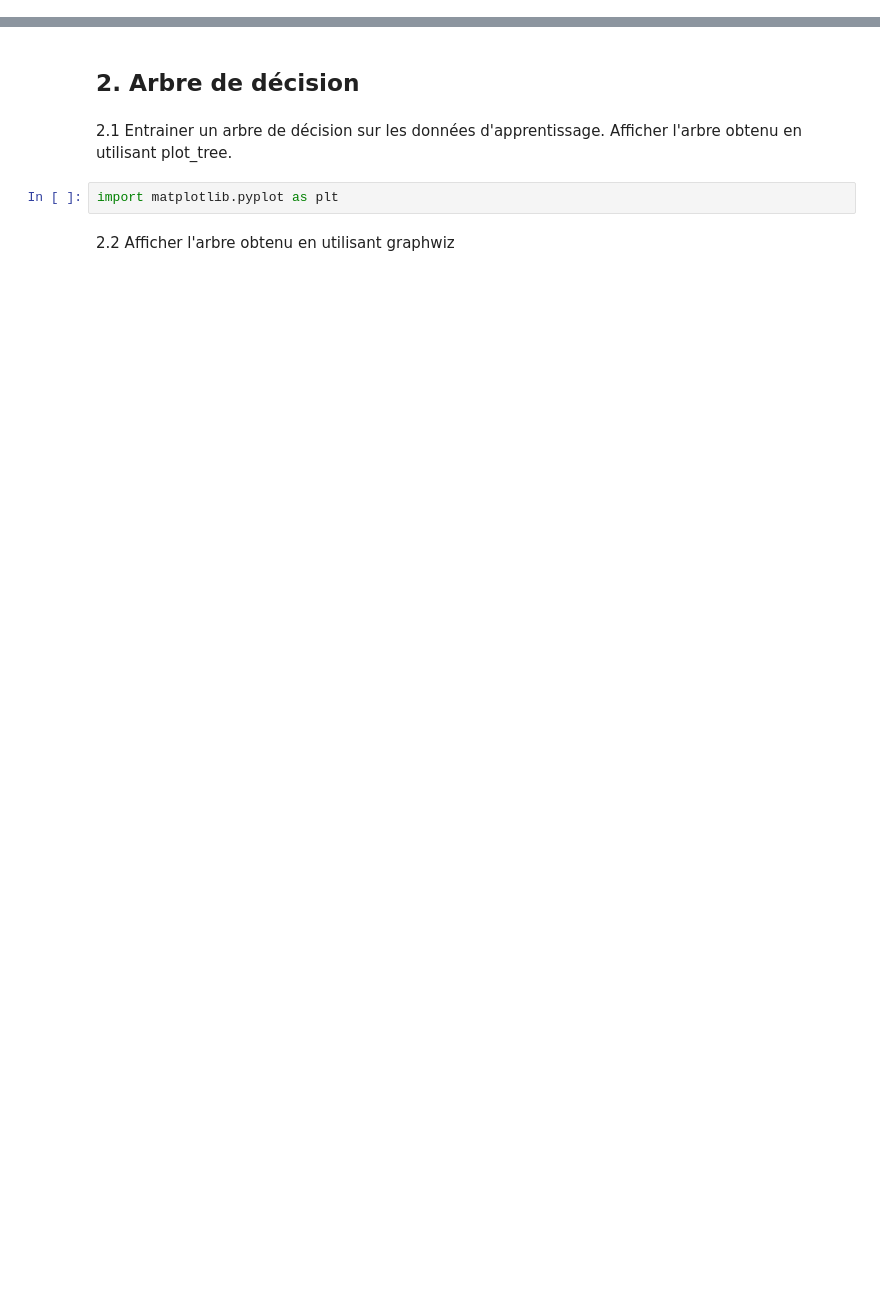
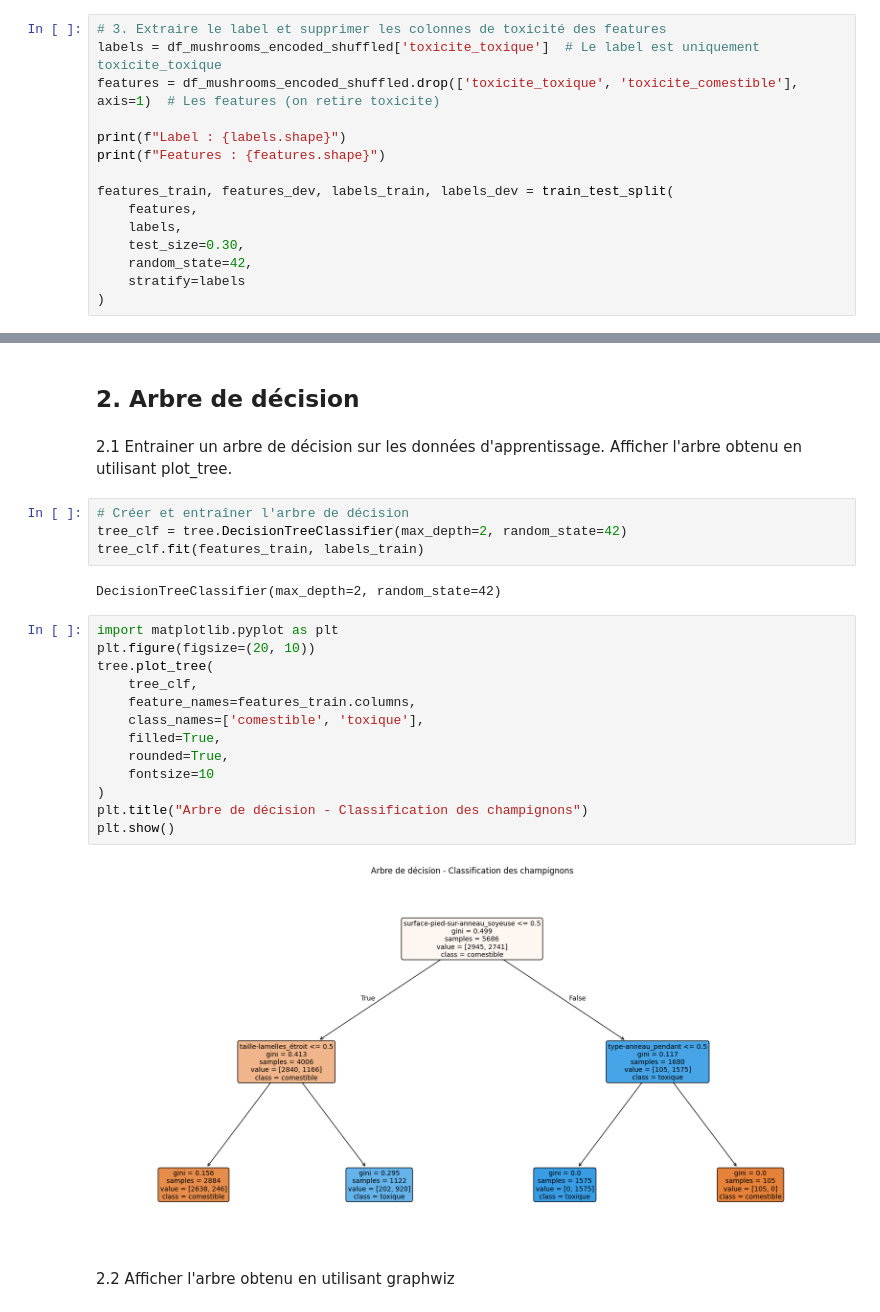
Before and after one commit to Laurent-Pa/DataScience-MachineLearning, a Jupyter notebook: TP/TP1_classification_champignons.ipynb, the cells around one changed output, grey strips where cells are left out. Drawn from its saved outputs; the diff is of its cells as text; blank space fills up the shorter version.

Commit message:
feat: DecisionTree and RandomForest

```diff
--- a/TP/TP1_classification_champignons.ipynb
+++ b/TP/TP1_classification_champignons.ipynb
@@ -159,3 +154,18 @@ Premières lignes (après mélange) :
 # %% [markdown]
 1.4 Creer 4 jeux de données : train features et labels (70%) et dev features et labels (30%).\
 Utiliser toxicite_toxique comme label. Ne pas garder de label (toxicite_toxique et toxicite_comestible) dans les features !
+# %%
+# 3. Extraire le label et supprimer les colonnes de toxicité des features
+labels = df_mushrooms_encoded_shuffled['toxicite_toxique']  # Le label est uniquement toxicite_toxique
+features = df_mushrooms_encoded_shuffled.drop(['toxicite_toxique', 'toxicite_comestible'], axis=1)  # Les features (on retire toxicite)
+
+print(f"Label : {labels.shape}")
+print(f"Features : {features.shape}")
+
+features_train, features_dev, labels_train, labels_dev = train_test_split(
+    features,
+    labels,
+    test_size=0.30,
+    random_state=42,
+    stratify=labels
+)
@@ -163,7 +176,26 @@ Utiliser toxicite_toxique comme label. Ne pas garder de label (toxicite_toxique
 ## 2. Arbre de décision
 # %% [markdown]
 2.1 Entrainer un arbre de décision sur les données d'apprentissage. Afficher l'arbre obtenu en utilisant plot_tree.
-# %%
-import matplotlib.pyplot as plt
+# %%
+# Créer et entraîner l'arbre de décision
+tree_clf = tree.DecisionTreeClassifier(max_depth=2, random_state=42)
+tree_clf.fit(features_train, labels_train)
+# %% [output]
+DecisionTreeClassifier(max_depth=2, random_state=42)
+# %%
+import matplotlib.pyplot as plt
+plt.figure(figsize=(20, 10))
+tree.plot_tree(
+    tree_clf,
+    feature_names=features_train.columns,
+    class_names=['comestible', 'toxique'],
+    filled=True,
+    rounded=True,
+    fontsize=10
+)
+plt.title("Arbre de décision - Classification des champignons")
+plt.show()
+# %% [output]
+[figure, added]
 # %% [markdown]
 2.2 Afficher l'arbre obtenu en utilisant graphwiz
```
Also changed, not shown: parts of 15 cells of this notebook, 8 other files.
